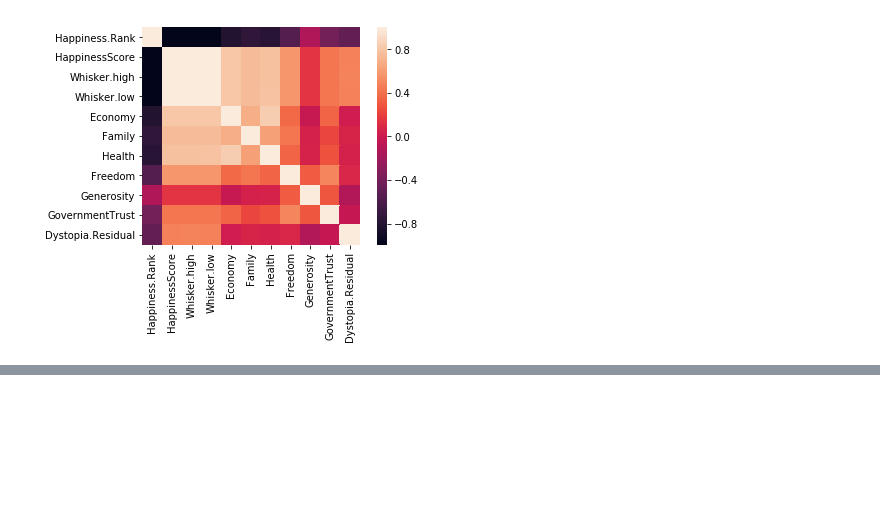
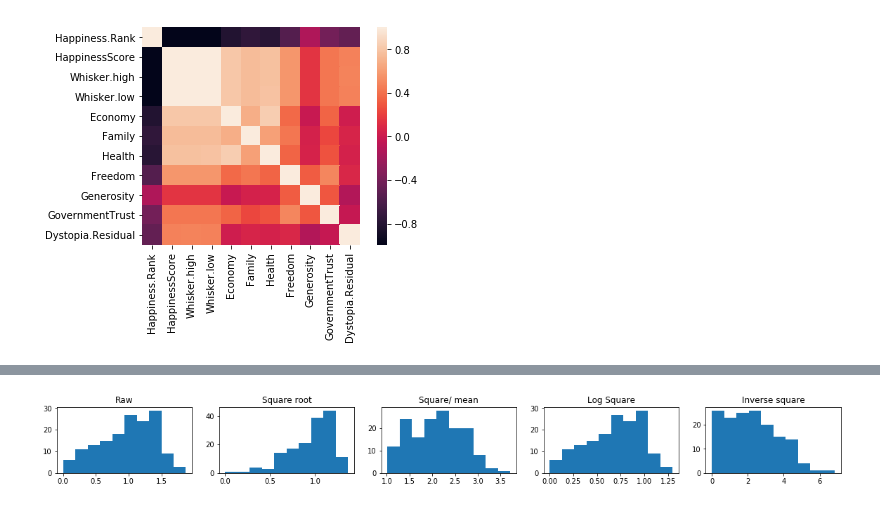
Before and after one commit to efuller11/Thinkful, a Jupyter notebook: Challenge Preparing a dataset for modeling, Unit 2 Lesson 1.ipynb, the cells around one changed output, grey strips where cells are left out. Cells and saved outputs as stored; diff of their text form; code cells hidden in the pictures; blank space fills up the shorter version.

```diff
--- a/Challenge Preparing a dataset for modeling, Unit 2 Lesson 1.ipynb
+++ b/Challenge Preparing a dataset for modeling, Unit 2 Lesson 1.ipynb
@@ -347,0 +159,27 @@ The percentage of total variance in the dataset explained by each component from
+# %%
+fig = plt.figure(figsize = (20, 10))
+
+fig.add_subplot(551)
+plt.hist(happy_data['Economy'])
+plt.title('Raw')
+
+fig.add_subplot(552)
+plt.hist(np.sqrt(happy_data['Economy']))
+plt.title('Square root')
+
+fig.add_subplot(553)
+plt.hist(2**(happy_data['Economy'])/np.mean(happy_data['Economy']))
+plt.title('Square/ mean')
+
+fig.add_subplot(554)
+sqEconomy = 2** happy_data.Economy
+plt.hist(np.log(sqEconomy))
+plt.title('Log Square')
+
+fig.add_subplot(555)
+plt.hist(sqEconomy/(1/happy_data.Economy))
+plt.title('Inverse square')
+
+plt.show()
+# %% [output]
+[figure, added]
```
Also changed, not shown: parts of 33 cells of this notebook.
